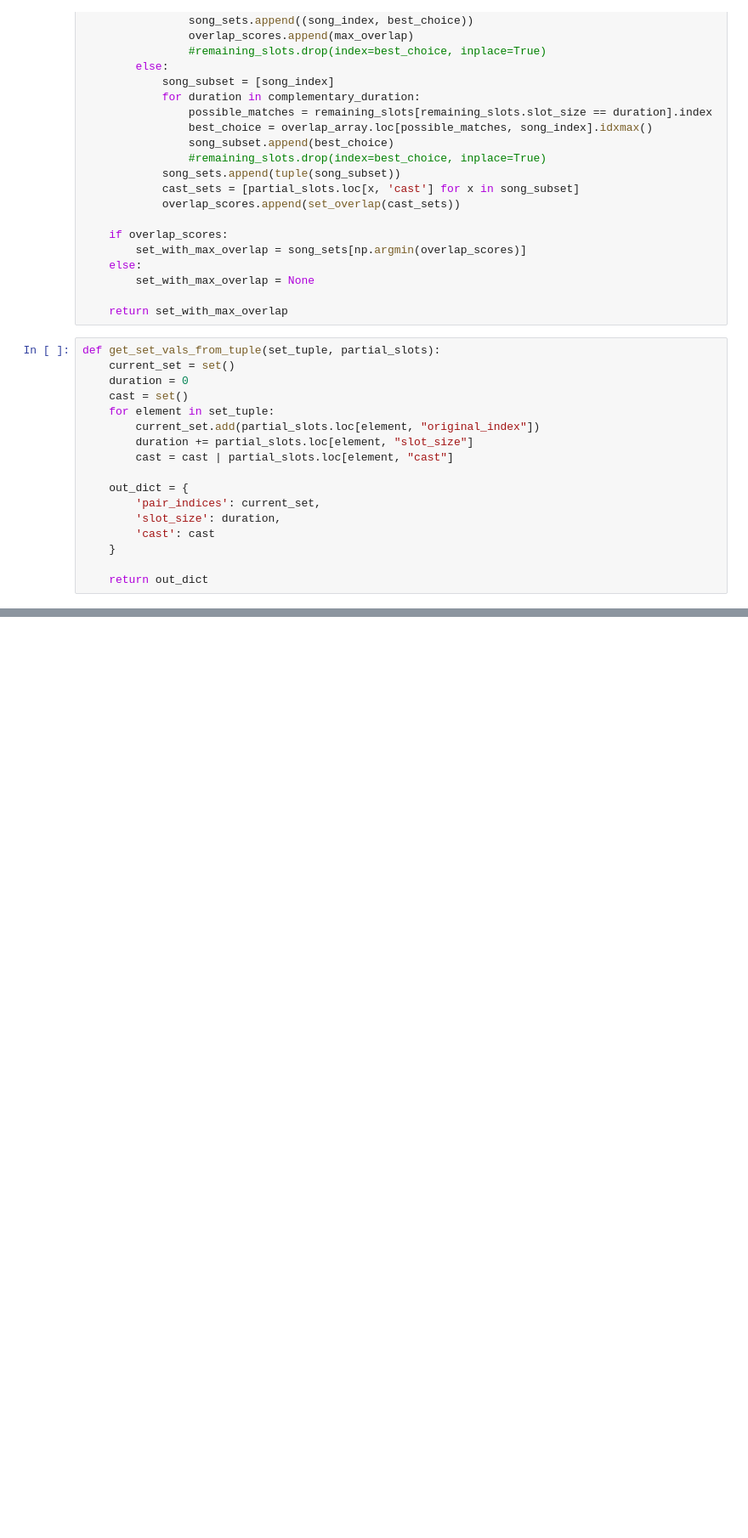
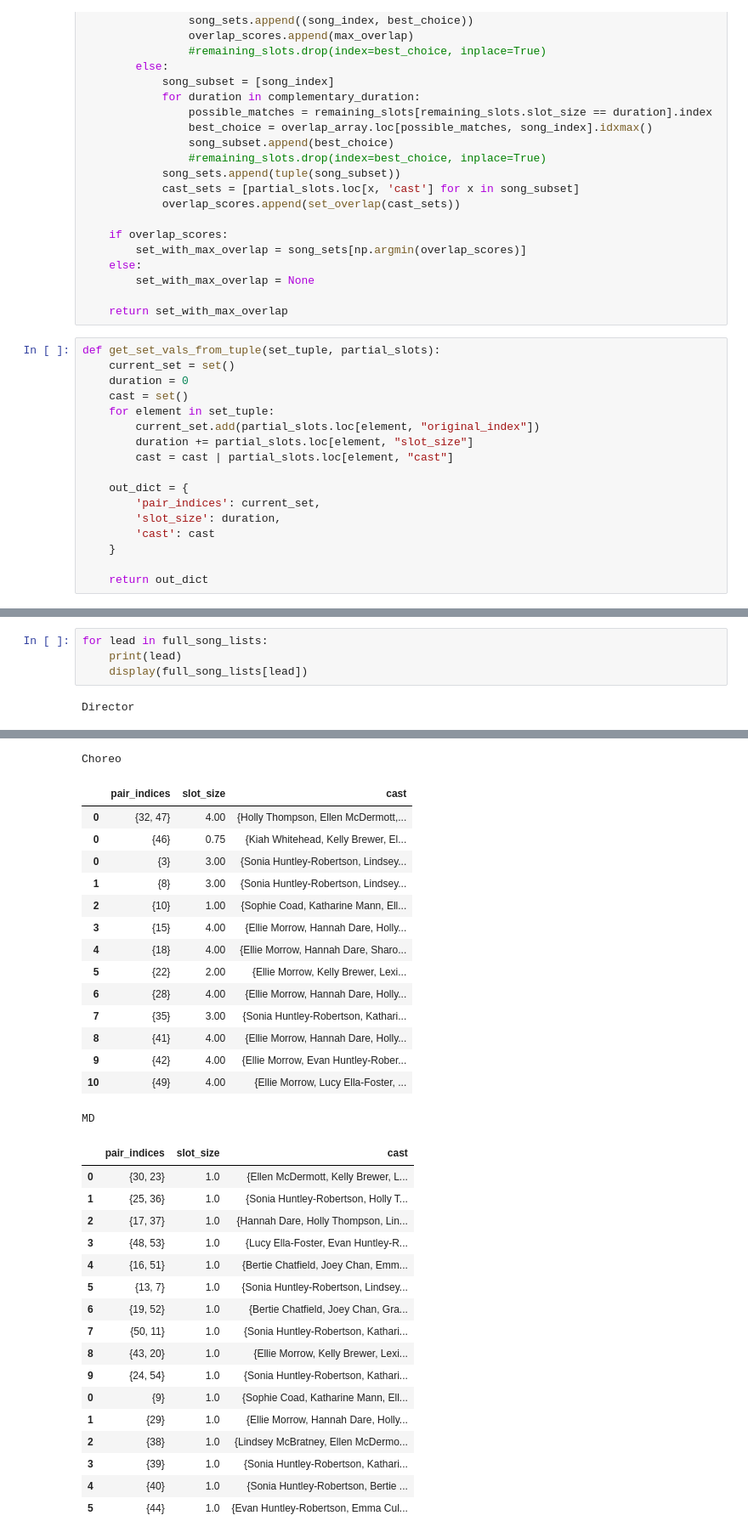
Before and after one commit to caralynch/Song_scheduler, a Jupyter notebook: brouillon.ipynb, the cells around one changed output, grey strips where cells are left out. Shown: that part at 85% size. Cells and saved outputs as stored; diff of their text form; blank space fills up the shorter version.

```diff
--- a/brouillon.ipynb
+++ b/brouillon.ipynb
@@ -366 +360,7 @@ full_slots
 ... (6 outputs left out)
+# %%
+for lead in full_song_lists:
+    print(lead)
+    display(full_song_lists[lead])
+# %% [output]
+Director
@@ -366,0 +379,33 @@ full_slots
+Choreo
+|  | pair_indices | slot_size | cast |
+| 0 | {32, 47} | 4.00 | {Holly Thompson, Ellen McDermott,... |
+| 0 | {46} | 0.75 | {Kiah Whitehead, Kelly Brewer, El... |
+| 0 | {3} | 3.00 | {Sonia Huntley-Robertson, Lindsey... |
+| 1 | {8} | 3.00 | {Sonia Huntley-Robertson, Lindsey... |
+| 2 | {10} | 1.00 | {Sophie Coad, Katharine Mann, Ell... |
+| 3 | {15} | 4.00 | {Ellie Morrow, Hannah Dare, Holly... |
+| 4 | {18} | 4.00 | {Ellie Morrow, Hannah Dare, Sharo... |
+| 5 | {22} | 2.00 | {Ellie Morrow, Kelly Brewer, Lexi... |
+| 6 | {28} | 4.00 | {Ellie Morrow, Hannah Dare, Holly... |
+| 7 | {35} | 3.00 | {Sonia Huntley-Robertson, Kathari... |
+| 8 | {41} | 4.00 | {Ellie Morrow, Hannah Dare, Holly... |
+| 9 | {42} | 4.00 | {Ellie Morrow, Evan Huntley-Rober... |
+| 10 | {49} | 4.00 | {Ellie Morrow, Lucy Ella-Foster, ... |
+MD
+|  | pair_indices | slot_size | cast |
+| 0 | {30, 23} | 1.0 | {Ellen McDermott, Kelly Brewer, L... |
+| 1 | {25, 36} | 1.0 | {Sonia Huntley-Robertson, Holly T... |
+| 2 | {17, 37} | 1.0 | {Hannah Dare, Holly Thompson, Lin... |
+| 3 | {48, 53} | 1.0 | {Lucy Ella-Foster, Evan Huntley-R... |
+| 4 | {16, 51} | 1.0 | {Bertie Chatfield, Joey Chan, Emm... |
+| 5 | {13, 7} | 1.0 | {Sonia Huntley-Robertson, Lindsey... |
+| 6 | {19, 52} | 1.0 | {Bertie Chatfield, Joey Chan, Gra... |
+| 7 | {50, 11} | 1.0 | {Sonia Huntley-Robertson, Kathari... |
+| 8 | {43, 20} | 1.0 | {Ellie Morrow, Kelly Brewer, Lexi... |
+| 9 | {24, 54} | 1.0 | {Sonia Huntley-Robertson, Kathari... |
+| 0 | {9} | 1.0 | {Sophie Coad, Katharine Mann, Ell... |
+| 1 | {29} | 1.0 | {Ellie Morrow, Hannah Dare, Holly... |
+| 2 | {38} | 1.0 | {Lindsey McBratney, Ellen McDermo... |
+| 3 | {39} | 1.0 | {Sonia Huntley-Robertson, Kathari... |
+| 4 | {40} | 1.0 | {Sonia Huntley-Robertson, Bertie ... |
+| 5 | {44} | 1.0 | {Evan Huntley-Robertson, Emma Cul... |
```
Also changed, not shown: parts of 8 cells of this notebook.
